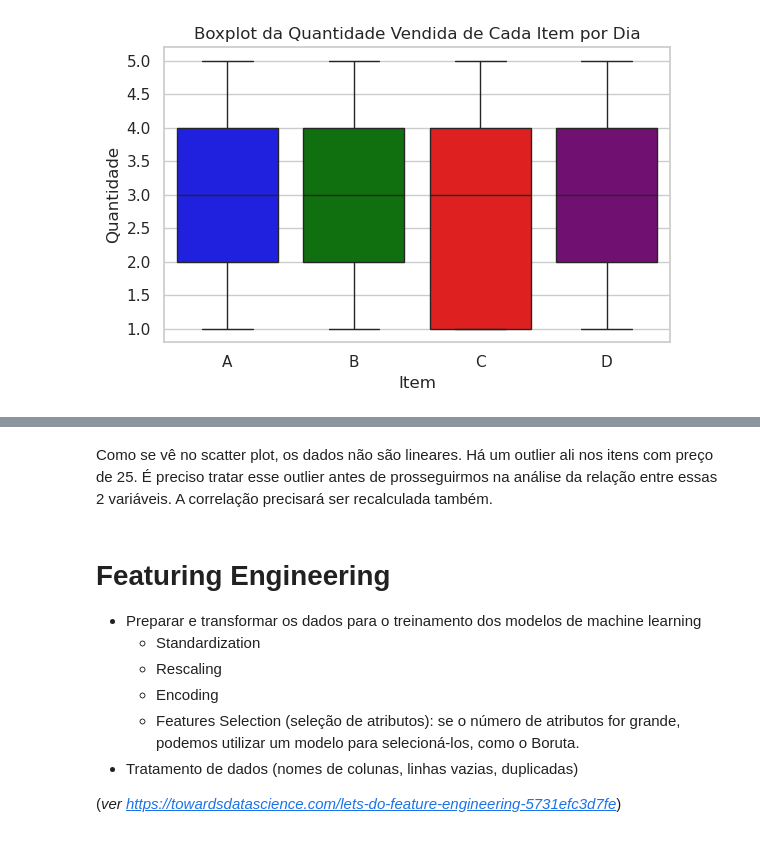
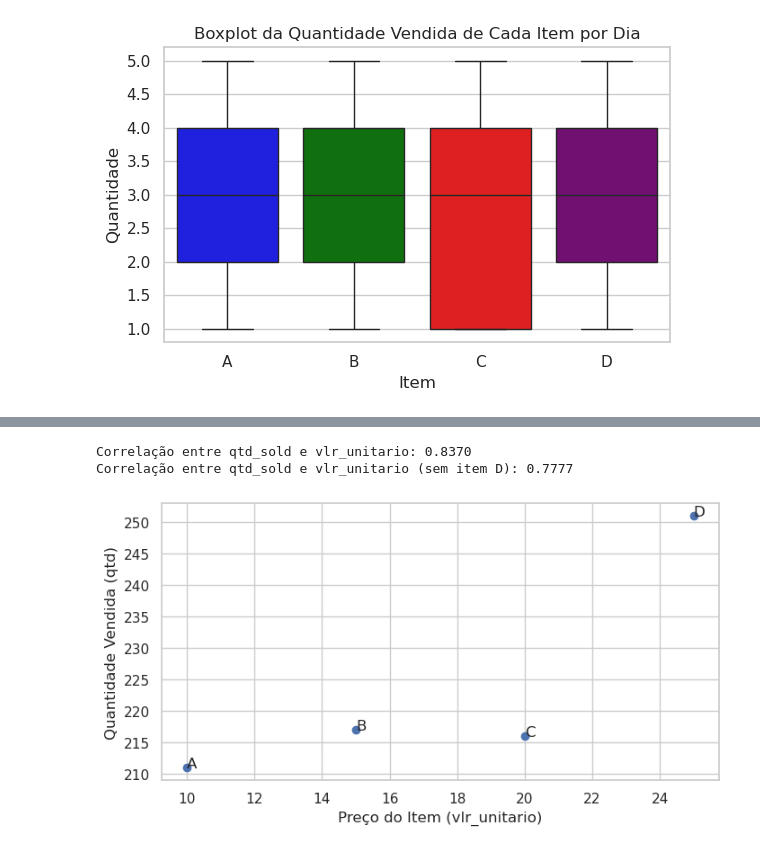
Before and after one commit to joaomj/case_mrhealth, a Jupyter notebook: notebook.ipynb, the cells around one changed output, grey strips where cells are left out. Drawn from its saved outputs; the diff is of its cells as text; code cells hidden in the pictures.

```diff
--- a/notebook.ipynb
+++ b/notebook.ipynb
@@ -463,5 +491,0 @@ Coeficiente de Correlação (Pearson) entre PREÇO DO ITEM e QUANTIDADE PEDIDA:
-# %%
-# Scatterplot para avaliar a linearidade entre preço dos itens e quantidade
-sns.set_theme(style="whitegrid")
-plt.figure(figsize=(4, 3))
-ax = sns.regplot(x='QUANTIDADE', y='PRECO_ITEM', data=df_precos, ci=None, scatter_kws={'s': 50})
@@ -470,12 +492,42 @@ ax = sns.regplot(x='QUANTIDADE', y='PRECO_ITEM', data=df_precos, ci=None, scatte
-# %% [markdown]
-Como se vê no scatter plot, os dados não são lineares. Há um outlier ali nos itens com preço de 25. É preciso tratar esse outlier antes de prosseguirmos na análise da relação entre essas 2 variáveis. A correlação precisará ser recalculada também.
-# %% [markdown]
-# Featuring Engineering
-- Preparar e transformar os dados para o treinamento dos modelos de machine learning
-    - Standardization
-    - Rescaling
-    - Encoding
-    - Features Selection (seleção de atributos): se o número de atributos for grande, podemos utilizar um modelo para selecioná-los, como o Boruta.
-- Tratamento de dados (nomes de colunas, linhas vazias, duplicadas)
-
-(*ver https://towardsdatascience.com/lets-do-feature-engineering-5731efc3d7fe*)
+# %%
+# Agrupando por quantidade e preço médio de cada item
+item_summary = df.groupby('item').agg({
+    'qtd': 'sum',
+    'vlr_unitario': 'mean'
+}).reset_index()
+
+# Calculando correlação
+correlation = item_summary['qtd'].corr(item_summary['vlr_unitario'])
+
+print(f"Correlação entre qtd_sold e vlr_unitario: {correlation:.4f}")
+
+# Filtrando o outlier item 'D'
+item_summary_filtered = item_summary[item_summary['item'] != 'D']
+
+# Calculando correlação
+correlation = item_summary_filtered['qtd'].corr(item_summary_filtered['vlr_unitario'])
+
+print(f"Correlação entre qtd_sold e vlr_unitario (sem item D): {correlation:.4f}")
+# %% [output]
+Correlação entre qtd_sold e vlr_unitario: 0.8370
+Correlação entre qtd_sold e vlr_unitario (sem item D): 0.7777
+# %%
+# Plotando gráfico de qtd x preço de cada item, para avaliar linearidade
+
+# Preparando gráfico
+plt.figure(figsize=(8, 4))
+plt.scatter(item_summary['vlr_unitario'], item_summary['qtd'], marker='o', color='b')
+
+# Labels e título
+plt.xlabel('Preço do Item (vlr_unitario)')
+plt.ylabel('Quantidade Vendida (qtd)')
+# plt.title('Scatter Plot of Item Price vs. Quantity Sold')
+
+# Adicionando o nome de cada ítem
+for i, txt in enumerate(item_summary['item']):
+    plt.annotate(txt, (item_summary['vlr_unitario'][i], item_summary['qtd'][i]), fontsize=12)
+
+plt.grid(True)
+plt.show()
+# %% [output]
+[figure, added]
```
Also changed, not shown: parts of 19 cells of this notebook.
